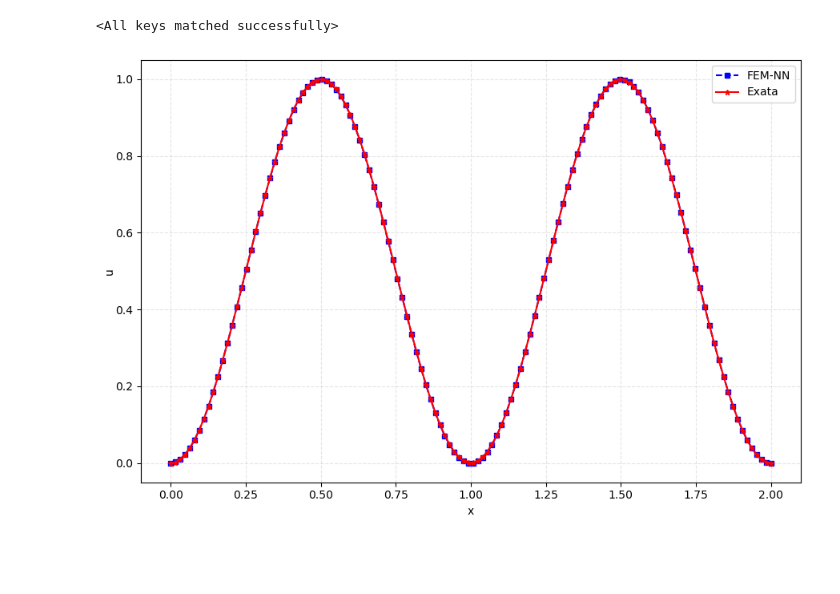
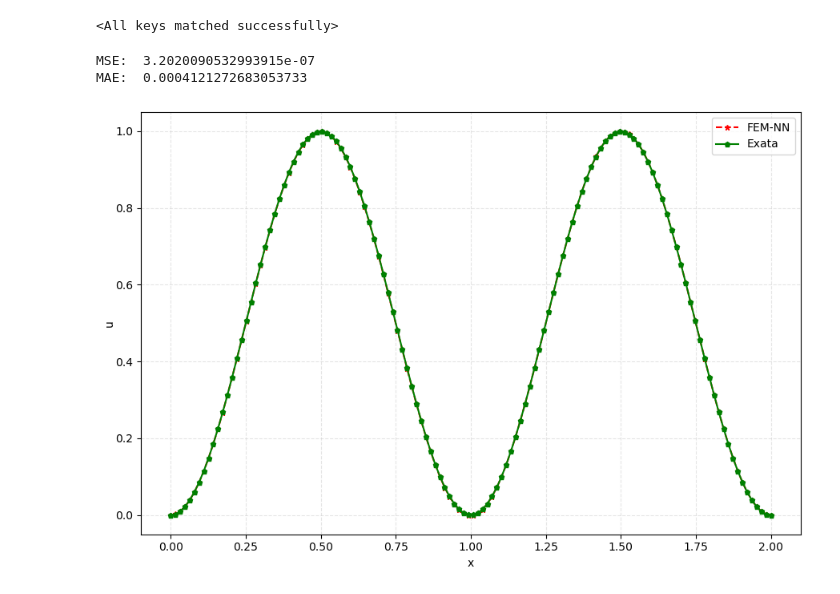
Before and after one commit to yapeansa/reconhecimento_de_padroes, a Jupyter notebook: teste.ipynb, the cells around one changed output. Drawn from its saved outputs; the diff is of its cells as text; code cells hidden in the pictures; blank space fills up the shorter version.

```diff
--- a/teste.ipynb
+++ b/teste.ipynb
@@ -49,9 +50,9 @@ def plot_data(np_array1=None, np_array2=None, np_array3=None, savefile_name=None
     Var1X, Var1Y = np_array1[:, 0], np_array1[:, 1]
     Var2X, Var2Y = np_array2[:, 0], np_array2[:, 1]
 
-    plt.plot(Var1X, Var1Y, label=labels[0], color="blue", linestyle="dashed", marker="s", markeredgecolor="blue", markerfacecolor="blue", markersize=5)
+    plt.plot(Var1X, Var1Y, label=labels[0], color="red", linestyle="dashed", marker="*", markeredgecolor="red", markerfacecolor="red", markersize=5)
 
-    plt.plot(Var2X, Var2Y, label=labels[1], color="red", linestyle="solid", marker="*", markeredgecolor="red", markerfacecolor="red", markersize=5)
+    plt.plot(Var2X, Var2Y, label=labels[1], color="green", linestyle="solid", marker="p", markeredgecolor="green", markerfacecolor="green", markersize=5)
 
     plt.xlabel(labels[2])
     plt.ylabel(labels[3], labelpad=0.001)
@@ -72,17 +73,24 @@ modelo.load_state_dict(torch.load('modelo_femnn.pt', map_location=device))
 <All keys matched successfully>
 # %%
 data = torch.linspace(0, 2, 128).reshape(-1, 1).double().to(device)
+u_exata = np.asarray([sol_exata(x) for x in data.detach().cpu().numpy()])
 # %%
 modelo.eval()
 
 with torch.inference_mode():
     pred = modelo(data)
+# %%
+mse = mean_squared_error(u_exata, pred.detach().cpu().numpy())
+mae = mean_absolute_error(u_exata, pred.detach().cpu().numpy())
+print('MSE: ', mse)
+print('MAE: ', mae)
+# %% [output]
+MSE:  3.2020090532993915e-07
+MAE:  0.0004121272683053733
 # %%
-u_exata = np.array([sol_exata(x) for x in data.detach().cpu().numpy()])
-
 var1 = np.concatenate((data.detach().cpu().numpy(), pred.detach().cpu().numpy()), axis=1)
 var2 = np.concatenate((data.detach().cpu().numpy(), u_exata), axis=1)
+
+plot_data(np_array1=var1, np_array2=var2, labels=["FEM-NN", "Exata", "x", "u"])
+# %% [output]
+[figure, added]
-# %%
-plot_data(np_array1=var1, np_array2=var2, labels=["FEM-NN", "Exata", "x", "u"])
-# %% [output]
-[figure, removed]
```
Also changed, not shown: parts of 1 cell of this notebook, 1 other file.
